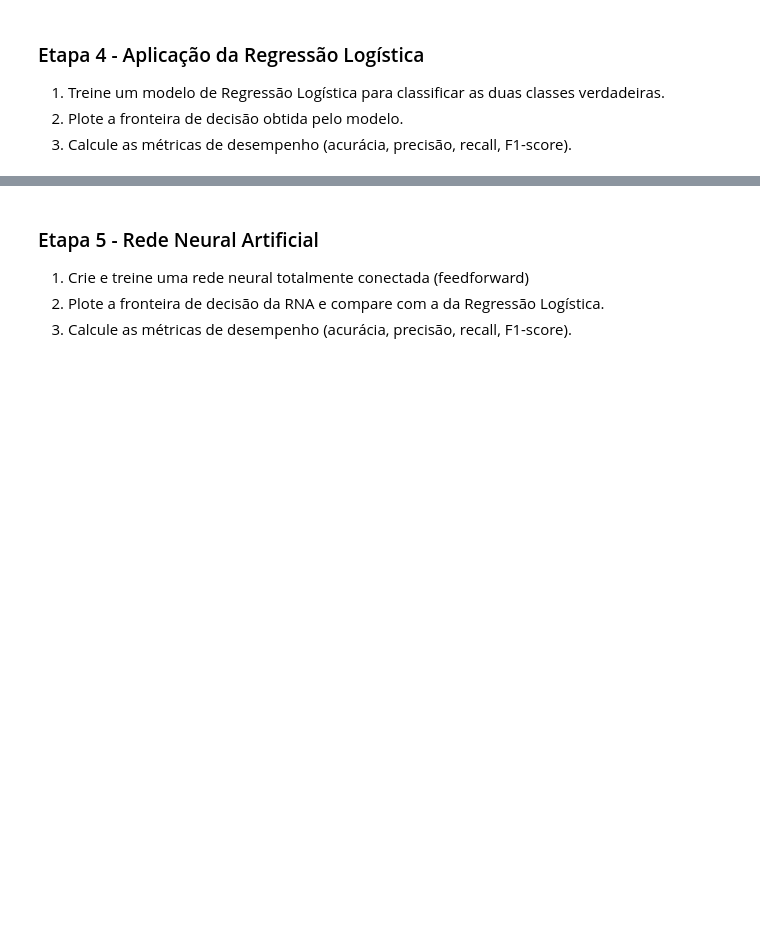
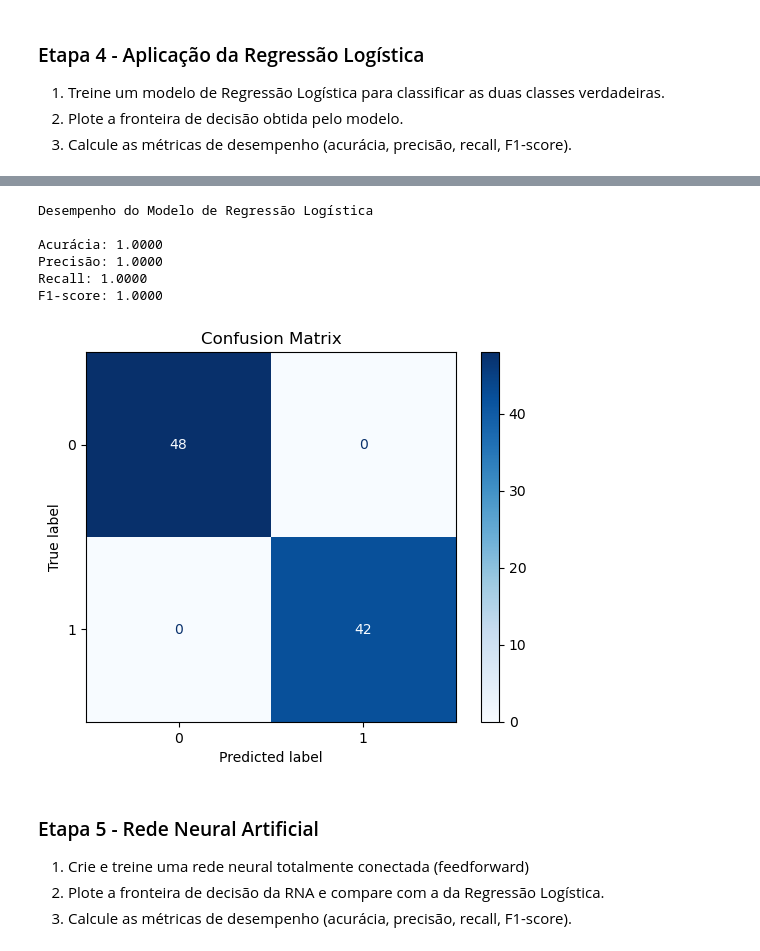
Before and after one commit to thiagoneye/master-machine_learning, a Jupyter notebook: notebooks/exercise_list.ipynb, the cells around one changed output, grey strips where cells are left out. Saved outputs shown, nothing was run; the diff lists cells and outputs as text; code cells hidden in the pictures; blank space fills up the shorter version.

```diff
--- a/notebooks/exercise_list.ipynb
+++ b/notebooks/exercise_list.ipynb
@@ -174,3 +234,27 @@ plt.tight_layout()
+# %%
+# Métricas de Avaliação
+
+accuracy = accuracy_score(y_test, y_pred)
+precision = precision_score(y_test, y_pred)
+recall = recall_score(y_test, y_pred)
+f1 = f1_score(y_test, y_pred)
+
+print("Desempenho do Modelo de Regressão Logística")
+print(f"\nAcurácia: {accuracy:.4f}")
+print(f"Precisão: {precision:.4f}")
+print(f"Recall: {recall:.4f}")
+print(f"F1-score: {f1:.4f}")
+
+ConfusionMatrixDisplay.from_estimator(logistic_model, X_test, y_test, cmap="Blues")
+plt.title("Confusion Matrix");
+# %% [output]
+Desempenho do Modelo de Regressão Logística
+
+Acurácia: 1.0000
+Precisão: 1.0000
+Recall: 1.0000
+F1-score: 1.0000
+[figure, added]
 # %% [markdown]
 ### Etapa 5 - Rede Neural Artificial
 
```
Also changed, not shown: parts of 13 cells of this notebook.
